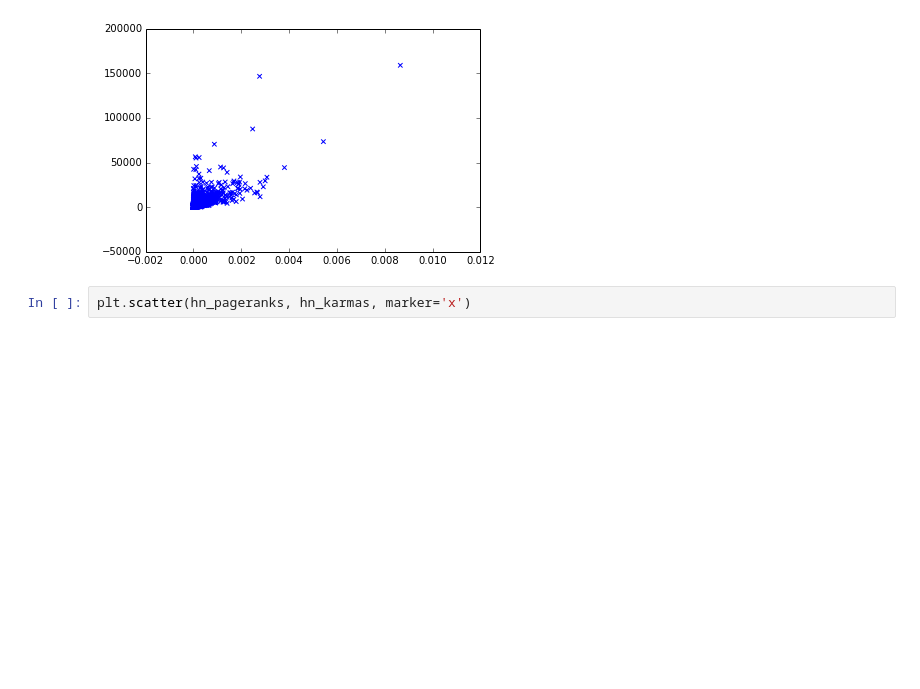
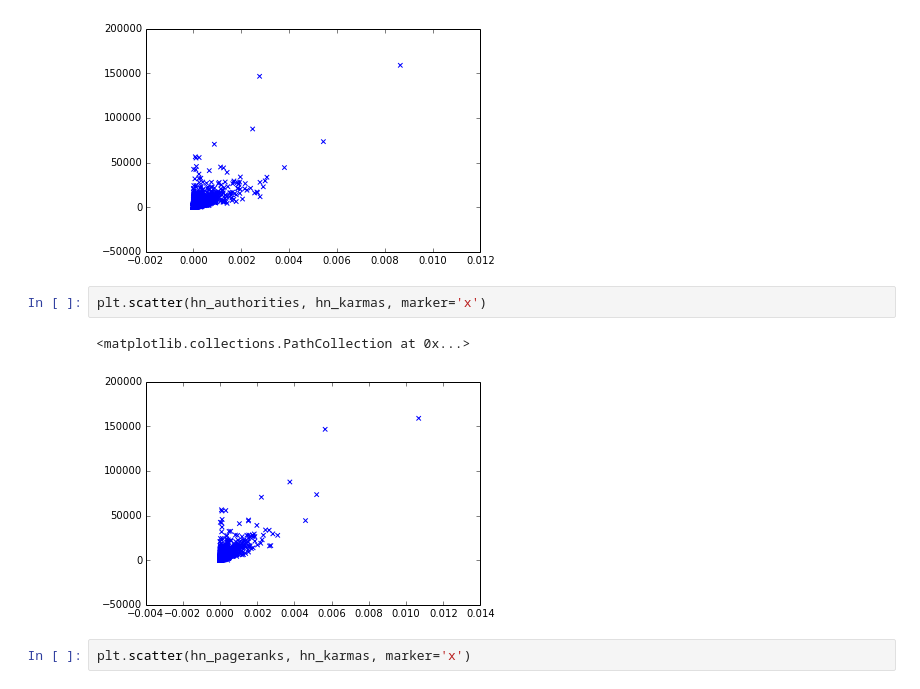
Before and after one commit to turtlesoupy/karma-prediction-cs224w, a Jupyter notebook: ipython/Karma.ipynb, the cells around one changed output. Saved outputs shown, nothing was run; the diff lists cells and outputs as text; blank space fills up the shorter version.

```diff
--- a/ipython/Karma.ipynb
+++ b/ipython/Karma.ipynb
@@ -229,6 +229,11 @@ plt.scatter(hn_hubs, hn_karmas, marker='x')
 # %% [output]
 <matplotlib.collections.PathCollection at 0x...>
 [figure]
+# %%
+plt.scatter(hn_authorities, hn_karmas, marker='x')
+# %% [output]
+<matplotlib.collections.PathCollection at 0x...>
+[figure, added]
 # %%
 plt.scatter(hn_pageranks, hn_karmas, marker='x')
 # %% [output]
```
Also changed, not shown: parts of 2 cells of this notebook.
